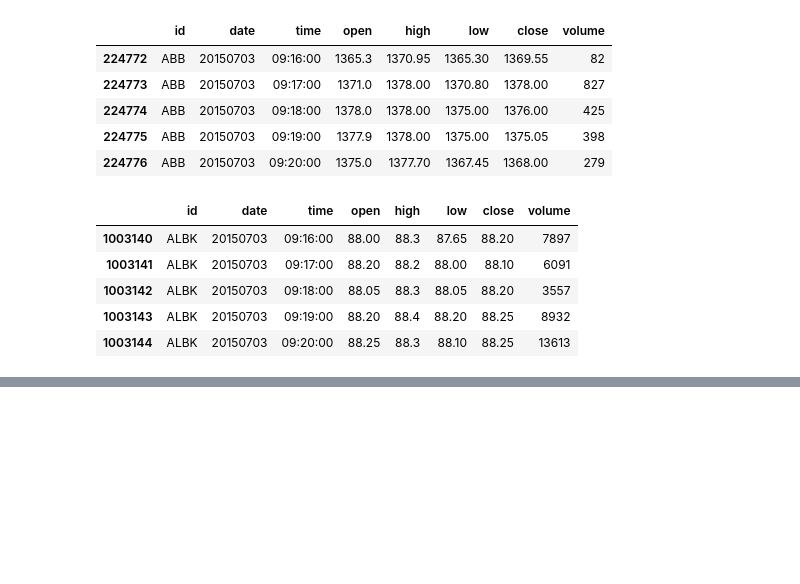
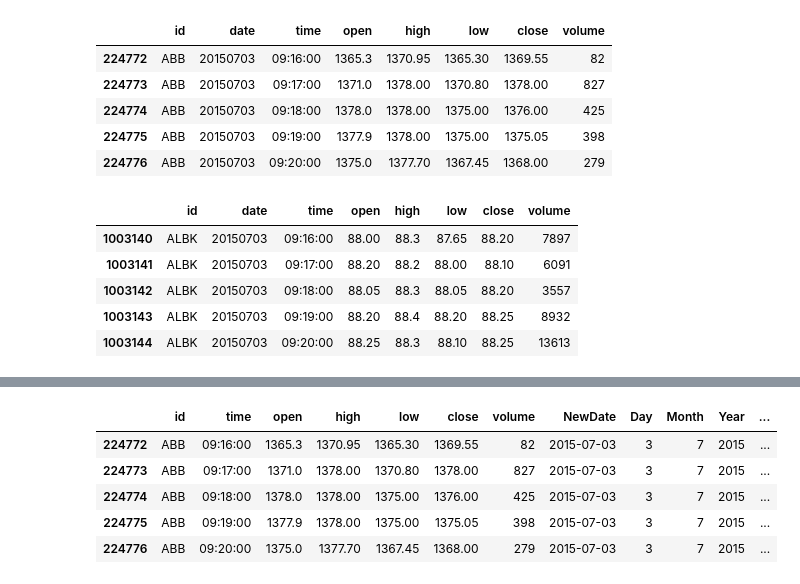
Before and after one commit to mkmanoj30/8thSemProject, a Jupyter notebook: 8thSemProject.ipynb, the cells around one changed output, grey strips where cells are left out. Saved outputs shown, nothing was run; the diff lists cells and outputs as text; code cells hidden in the pictures; blank space fills up the shorter version.

Commit message:
splitting date/time

```diff
--- a/8thSemProject.ipynb
+++ b/8thSemProject.ipynb
@@ -162,0 +198,17 @@ ALBK.head()
+# %%
+ABB['Month'] = pd.to_datetime(ABB['NewDate']).dt.month
+# %%
+ABB['Year'] = pd.to_datetime(ABB['NewDate']).dt.year
+# %%
+ABB = ABB.drop('NewDate',axis=1)
+# %%
+ABB[['hour','min','sec']] = ABB['time'].astype(str).str.split(':', expand=True).astype(int)
+# %%
+ABB.head()
+# %% [output]
+|  | id | time | open | high | low | close | volume | NewDate | Day | Month | Year | ... |
+| 224772 | ABB | 09:16:00 | 1365.3 | 1370.95 | 1365.30 | 1369.55 | 82 | 2015-07-03 | 3 | 7 | 2015 | ... |
+| 224773 | ABB | 09:17:00 | 1371.0 | 1378.00 | 1370.80 | 1378.00 | 827 | 2015-07-03 | 3 | 7 | 2015 | ... |
+| 224774 | ABB | 09:18:00 | 1378.0 | 1378.00 | 1375.00 | 1376.00 | 425 | 2015-07-03 | 3 | 7 | 2015 | ... |
+| 224775 | ABB | 09:19:00 | 1377.9 | 1378.00 | 1375.00 | 1375.05 | 398 | 2015-07-03 | 3 | 7 | 2015 | ... |
+| 224776 | ABB | 09:20:00 | 1375.0 | 1377.70 | 1367.45 | 1368.00 | 279 | 2015-07-03 | 3 | 7 | 2015 | ... |
```
Also changed, not shown: parts of 14 cells of this notebook.
